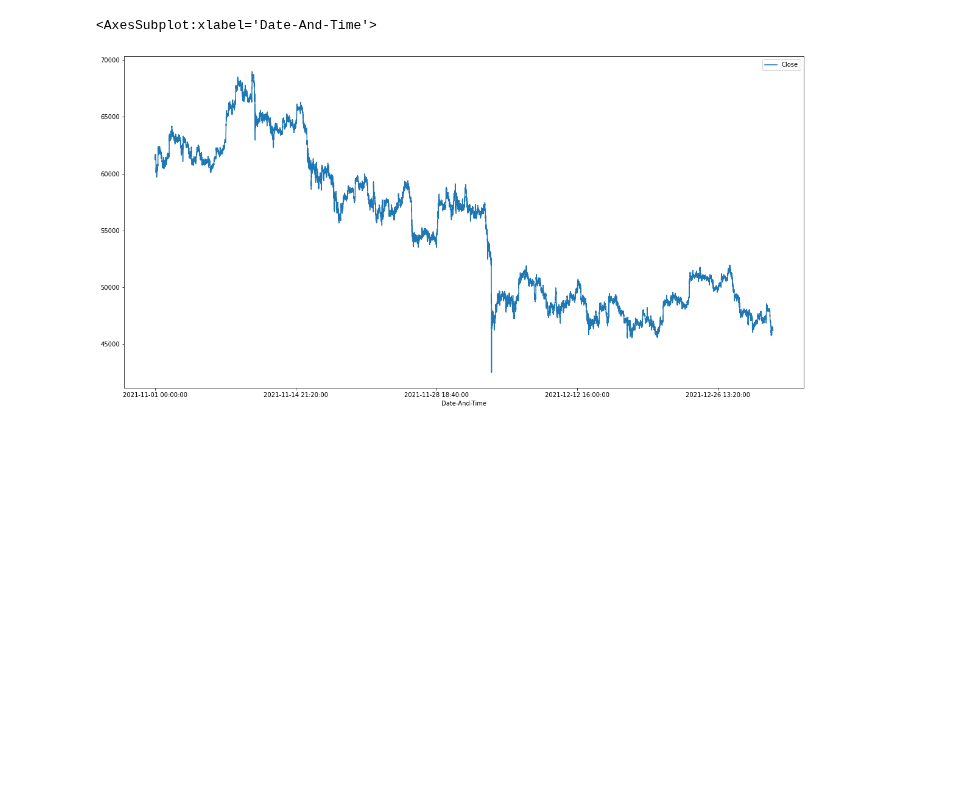
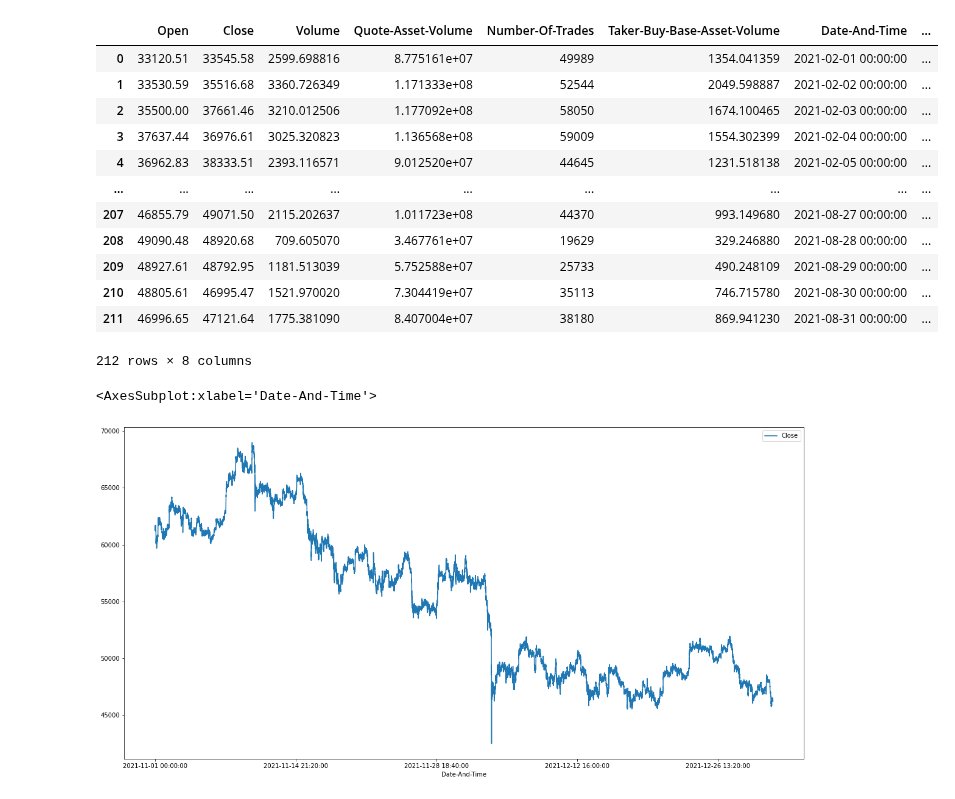
Before and after one commit to PhilipCappello/FineTuningBert, a Jupyter notebook: GettingHistoricalData.ipynb, the cells around one changed output. Drawn from its saved outputs; the diff is of its cells as text; code cells hidden in the pictures; blank space fills up the shorter version.

```diff
--- a/GettingHistoricalData.ipynb
+++ b/GettingHistoricalData.ipynb
@@ -67 +142,30 @@ df_btcusd_bull['Date-And-Time'] = btcusd_bull_times
+# %%
+date_day = []
+date_time = []
+
+for index, row in df_btcusd_2021_02_to_08.iterrows():
+    temp = row['Date-And-Time'].split(" ")
+    if len(temp) == 2:
+        date_day.append(temp[0])
+        date_time.append(temp[1])
+    else:
+        df_btcusd_2021_02_to_08.drop(index, inplace=True)
+# %%
+df_btcusd_2021_02_to_08['Date'] = date_day
+# %%
+df_btcusd_2021_02_to_08.drop(['Open-Time', 'High', 'Low', 'Close-Time', 'Ignore', 'Taker-Buy-Quote-Asset-Volume'], axis=1)
+# %% [output]
+|  | Open | Close | Volume | Quote-Asset-Volume | Number-Of-Trades | Taker-Buy-Base-Asset-Volume | Date-And-Time | ... |
+| 0 | 33120.51 | 33545.58 | 2599.698816 | 8.775161e+07 | 49989 | 1354.041359 | 2021-02-01 00:00:00 | ... |
+| 1 | 33530.59 | 35516.68 | 3360.726349 | 1.171333e+08 | 52544 | 2049.598887 | 2021-02-02 00:00:00 | ... |
+| 2 | 35500.00 | 37661.46 | 3210.012506 | 1.177092e+08 | 58050 | 1674.100465 | 2021-02-03 00:00:00 | ... |
+| 3 | 37637.44 | 36976.61 | 3025.320823 | 1.136568e+08 | 59009 | 1554.302399 | 2021-02-04 00:00:00 | ... |
+| 4 | 36962.83 | 38333.51 | 2393.116571 | 9.012520e+07 | 44645 | 1231.518138 | 2021-02-05 00:00:00 | ... |
+| ... | ... | ... | ... | ... | ... | ... | ... | ... |
+| 207 | 46855.79 | 49071.50 | 2115.202637 | 1.011723e+08 | 44370 | 993.149680 | 2021-08-27 00:00:00 | ... |
+| 208 | 49090.48 | 48920.68 | 709.605070 | 3.467761e+07 | 19629 | 329.246880 | 2021-08-28 00:00:00 | ... |
+| 209 | 48927.61 | 48792.95 | 1181.513039 | 5.752588e+07 | 25733 | 490.248109 | 2021-08-29 00:00:00 | ... |
+| 210 | 48805.61 | 46995.47 | 1521.970020 | 7.304419e+07 | 35113 | 746.715780 | 2021-08-30 00:00:00 | ... |
+| 211 | 46996.65 | 47121.64 | 1775.381090 | 8.407004e+07 | 38180 | 869.941230 | 2021-08-31 00:00:00 | ... |
+212 rows × 8 columns
 # %%
```
Also changed, not shown: parts of 8 cells of this notebook, 13 other files.
